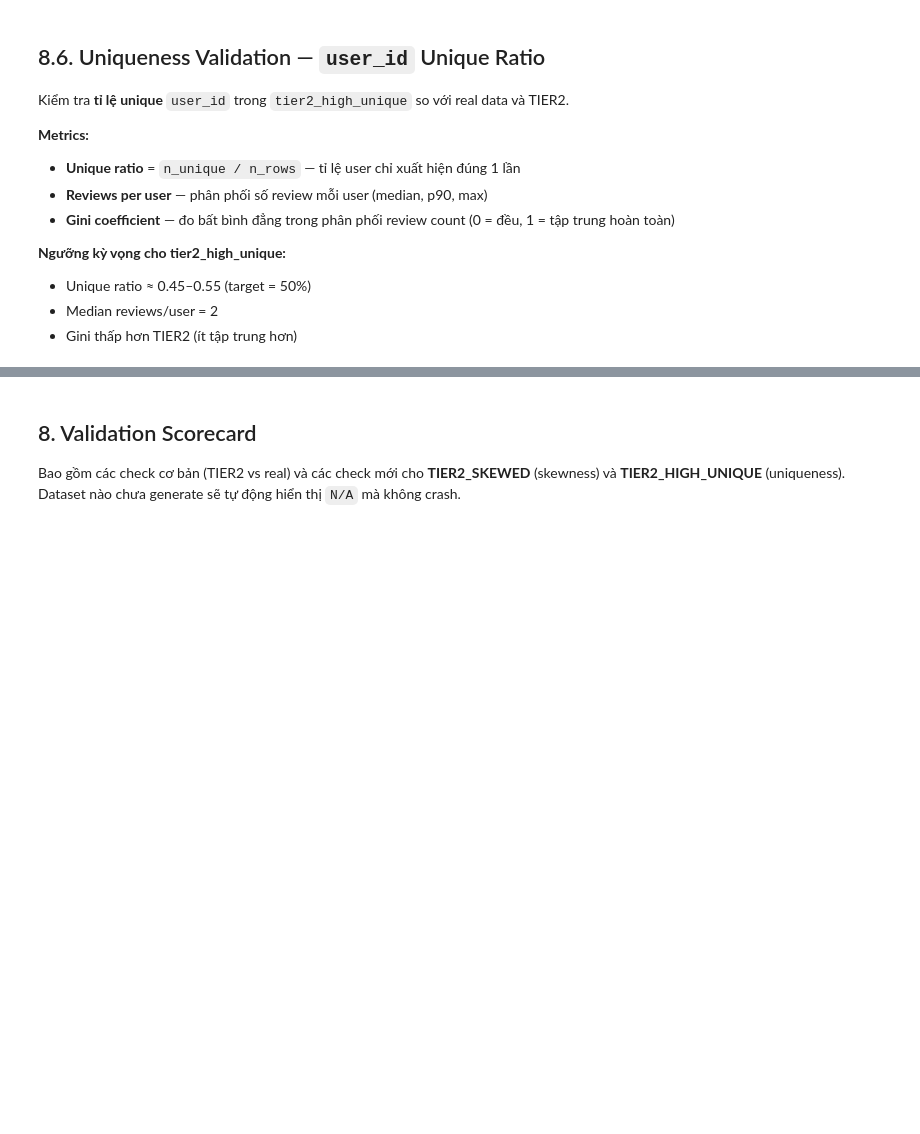
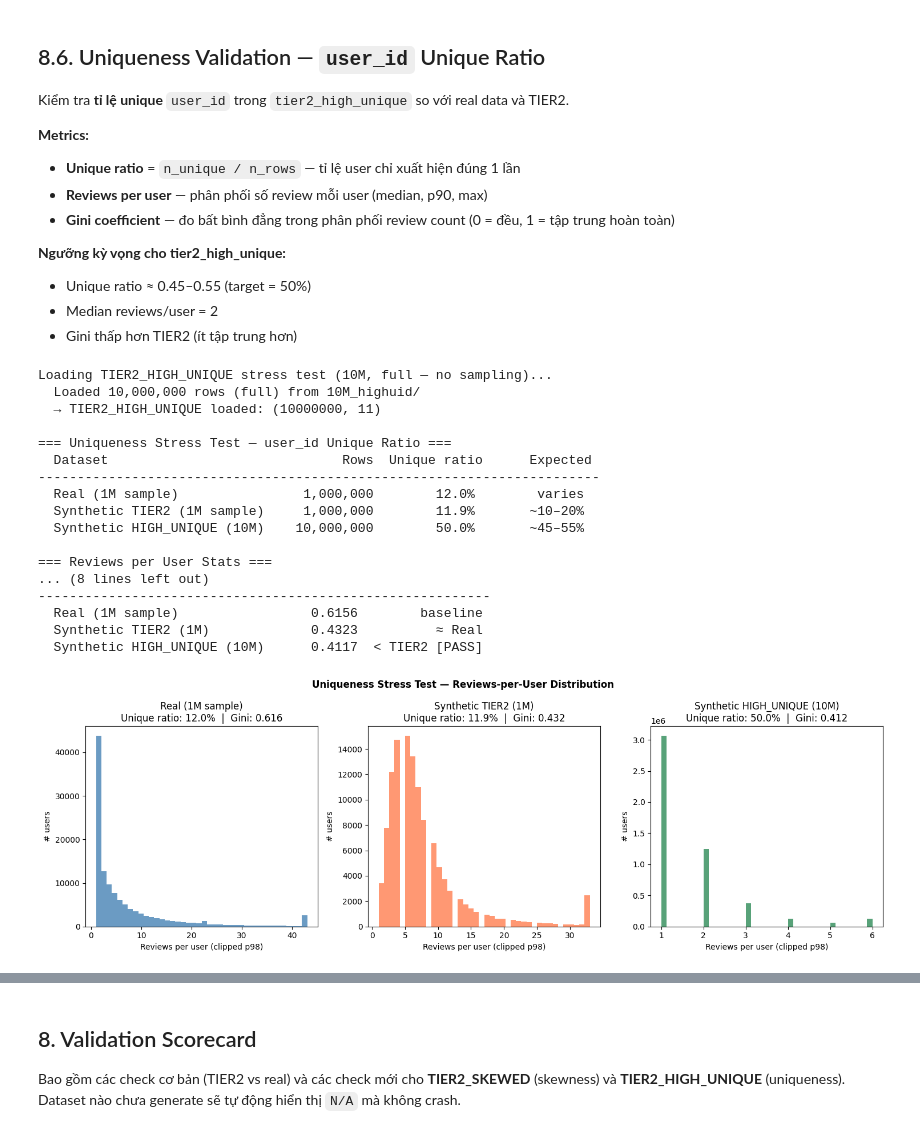
Before and after one commit to thisYui/Polars-vs-Dask, a Jupyter notebook: notebooks/data_prep/01c_validate_synthetic.ipynb, the cells around one changed output, grey strips where cells are left out. Drawn from its saved outputs; the diff is of its cells as text; code cells hidden in the pictures; blank space fills up the shorter version.

```diff
--- a/notebooks/data_prep/01c_validate_synthetic.ipynb
+++ b/notebooks/data_prep/01c_validate_synthetic.ipynb
@@ -570,8 +606,10 @@ def gini(series: pd.Series) -> float:
     counts = series.value_counts().values.astype(float)
     counts = np.sort(counts)
     n = len(counts)
+    if n == 0 or counts.sum() == 0:
+        return 0.0
     cumsum = np.cumsum(counts)
-    return float((2 * np.sum(cumsum) - (n + 1) * counts.sum()) / (n * counts.sum()))
+    return float((n + 1 - 2 * np.sum(cumsum) / counts.sum()) / n)
 
 
 # ── Load TIER2_HIGH_UNIQUE (stress test — uniqueness của user_id) ─────────────
@@ -628,32 +666,51 @@ if syn_highuid is not None:
     gini_huid_val = gini(syn_highuid['user_id'])
     gini_tier2    = gini(syn['user_id'])
     status_gini   = 'PASS' if gini_huid_val < gini_tier2 else 'WARN'
     print(f'  {"Synthetic HIGH_UNIQUE (10M)":<30} {gini_huid_val:>8.4f}  {"< TIER2 [" + status_gini + "]":>14}')
 else:
     print(f'  {"Synthetic HIGH_UNIQUE (10M)":<30} {"N/A":>8}  {"< TIER2":>14}')
 
 # ── Visualise: reviews-per-user distribution ──────────────────────────────────
 fig, axes = plt.subplots(1, 3, figsize=(15, 5))
 for ax, (label, df, color) in zip(
     axes,
     [
         ('Real (1M sample)',           real,         'steelblue'),
         ('Synthetic TIER2 (1M)',       syn,          'coral'),
         ('Synthetic HIGH_UNIQUE (10M)', syn_highuid,  'seagreen'),
     ]
 ):
     if df is None:
         ax.text(0.5, 0.5, 'Dataset not loaded', ha='center', va='center', transform=ax.transAxes)
         ax.set_title(label)
         continue
     counts = df['user_id'].value_counts()
     clip_val = int(counts.quantile(0.98))
     ax.hist(counts.clip(upper=clip_val), bins=40, color=color, alpha=0.8)
     ax.set_title(f'{label}\nUnique ratio: {unique_ratio(df["user_id"]):.1%}  |  Gini: {gini(df["user_id"]):.3f}')
     ax.set_xlabel('Reviews per user (clipped p98)'); ax.set_ylabel('# users')
 
 plt.suptitle('Uniqueness Stress Test — Reviews-per-User Distribution', fontweight='bold')
 plt.tight_layout()
 plt.show()
+# %% [output]
+Loading TIER2_HIGH_UNIQUE stress test (10M, full — no sampling)...
+  Loaded 10,000,000 rows (full) from 10M_highuid/
+  → TIER2_HIGH_UNIQUE loaded: (10000000, 11)
+
+=== Uniqueness Stress Test — user_id Unique Ratio ===
+  Dataset                              Rows  Unique ratio      Expected
+------------------------------------------------------------------------
+  Real (1M sample)                1,000,000        12.0%        varies
+  Synthetic TIER2 (1M sample)     1,000,000        11.9%       ~10–20%
+  Synthetic HIGH_UNIQUE (10M)    10,000,000        50.0%       ~45–55%
+
+=== Reviews per User Stats ===
+... (8 lines left out)
+----------------------------------------------------------
+  Real (1M sample)                 0.6156        baseline
+  Synthetic TIER2 (1M)             0.4323          ≈ Real
+  Synthetic HIGH_UNIQUE (10M)      0.4117  < TIER2 [PASS]
+[figure, added]
 # %% [markdown]
 ## Uniqueness Validation — Nhận xét
```
Also changed, not shown: parts of 16 cells of this notebook, 40 other files.
